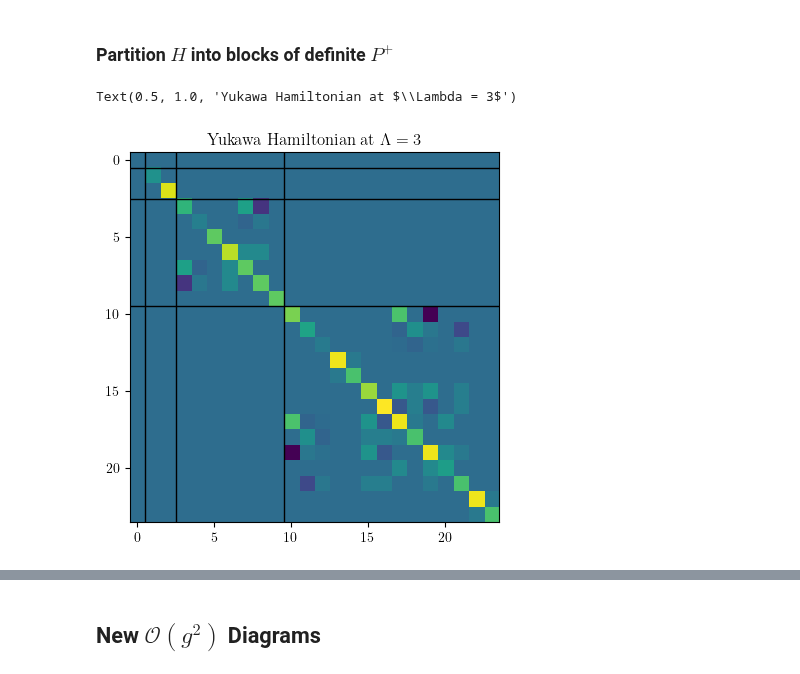
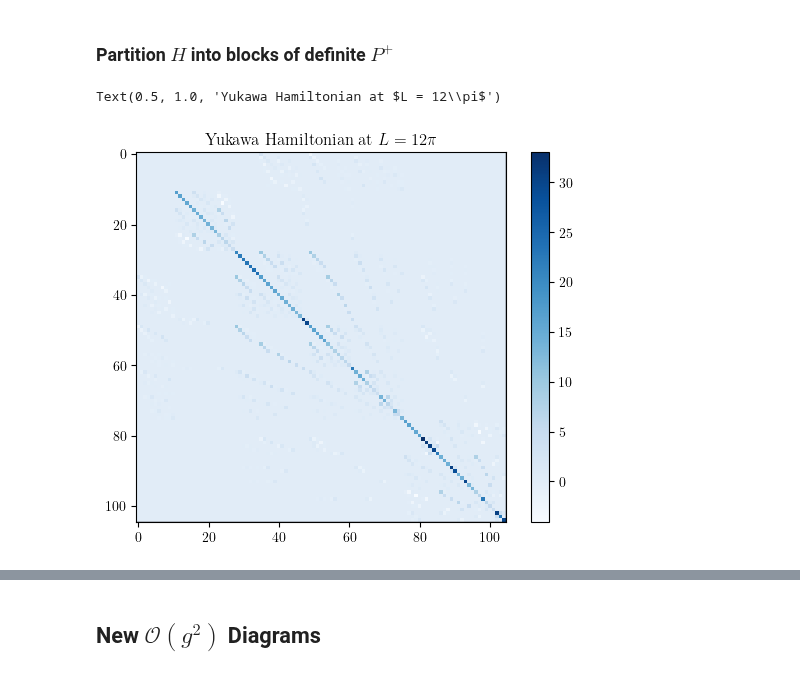
Before and after one commit to cgustin99/OpenParticle, a Jupyter notebook: models/Yukawa/yukawa.ipynb, the cells around one changed output, grey strips where cells are left out. Saved outputs shown, nothing was run; the diff lists cells and outputs as text; code cells hidden in the pictures.

```diff
--- a/models/Yukawa/yukawa.ipynb
+++ b/models/Yukawa/yukawa.ipynb
@@ -105,21 +84,26 @@ Computing eigenvalues...
 # %% [markdown]
 ### Partition $H$ into blocks of definite $P^+$
 # %%
-t = 1
-pp = 3
-basis = [Pplus_states_partition(i)[j] for i in range(0, pp + 1) for j in range(len(Pplus_states_partition(i)))]
+res = 6
+min_res = res
+g = 1
+mf = 1
+mb = 0.1
+basis = [momentum_states_partition(i)[j] for i in range(min_res, res + 1) for j in range(len(momentum_states_partition(i)))]
+matrix = np.real(
+        generate_matrix(yukawa_Hamiltonian(res, g = g, mf = mf, mb = mb), basis)
+    )
 plt.imshow(
-    np.real(
-        generate_matrix(yukawa_Hamiltonian(pp, g = 1), basis)
-    )
+    matrix,
+    cmap = 'Blues',
 )
 n_states_i = 0
-for i in range(0, pp):
-    n_states_i += len(Pplus_states_partition(i))
+for i in range(min_res, res + 1):
+    n_states_i += len(momentum_states_partition(i))
     plt.axvline(x=n_states_i - 0.5, color='black', linewidth=1)
     plt.axhline(y=n_states_i - 0.5, color='black', linewidth=1)
-
-plt.title(f'Yukawa Hamiltonian at $\Lambda = {pp}$')
+plt.colorbar()
+plt.title(f'Yukawa Hamiltonian at $L = {2 * res}\pi$')
 # %% [output]
-Text(0.5, 1.0, 'Yukawa Hamiltonian at $\\Lambda = 3$')
+Text(0.5, 1.0, 'Yukawa Hamiltonian at $L = 12\\pi$')
-[figure, old version]
+[figure, new version]
```
Also changed, not shown: parts of 32 cells of this notebook, 3 other files.
